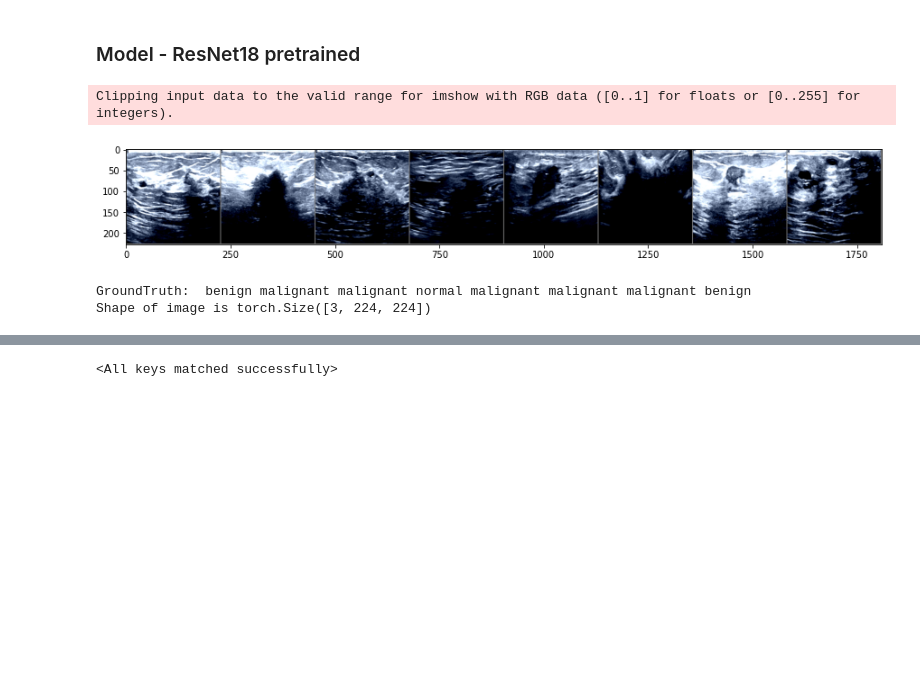
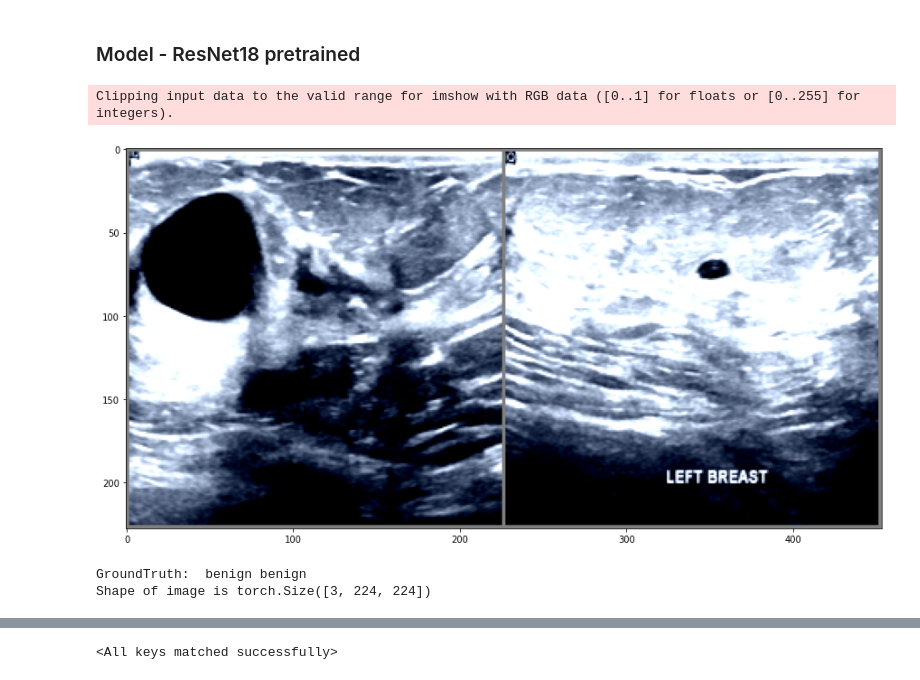
Before and after one commit to Drado91/MyPortfolio, a Jupyter notebook: ResnetUltrasoundClassification/Resnet18_Ultrasound_Classifier.ipynb, the cells around one changed output, grey strips where cells are left out. Cells and saved outputs as stored; diff of their text form; code cells hidden in the pictures; blank space fills up the shorter version.

Commit message:
1 batch overfit

```diff
--- a/ResnetUltrasoundClassification/Resnet18_Ultrasound_Classifier.ipynb
+++ b/ResnetUltrasoundClassification/Resnet18_Ultrasound_Classifier.ipynb
@@ -231,7 +231,7 @@ preprocess = transforms.Compose([
 ])
 
 #Define model parameters
-batch_size=20
+batch_size=2
 # %% [markdown]
 ### Model - ResNet18 pretrained
 # %%
@@ -248,17 +248,17 @@ def imshow(img):
     plt.show()
 # %%
 #Show train images and their label
-num_images_to_show=8
+num_images_to_show=batch_size
 train_dataloader_to_show = DataLoader(train_data, batch_size=num_images_to_show,shuffle=True)
 dataiter = iter(train_dataloader_to_show)
 images, labels = dataiter.next()
 imshow(torchvision.utils.make_grid(images[0:num_images_to_show]))
 print('GroundTruth: ', ' '.join(f'{classes[labels[j]-1]:5s}' for j in range(num_images_to_show)))
 print('Shape of image is {}'.format(images[0].shape))
 # %% [output]
 Clipping input data to the valid range for imshow with RGB data ([0..1] for floats or [0..255] for integers).
-[figure, old version]
+[figure, new version]
-GroundTruth:  benign malignant malignant normal malignant malignant malignant benign
+GroundTruth:  benign benign
 Shape of image is torch.Size([3, 224, 224])
 # %%
 #Load test dataset
```
Also changed, not shown: parts of 8 cells of this notebook, 1 other file.
